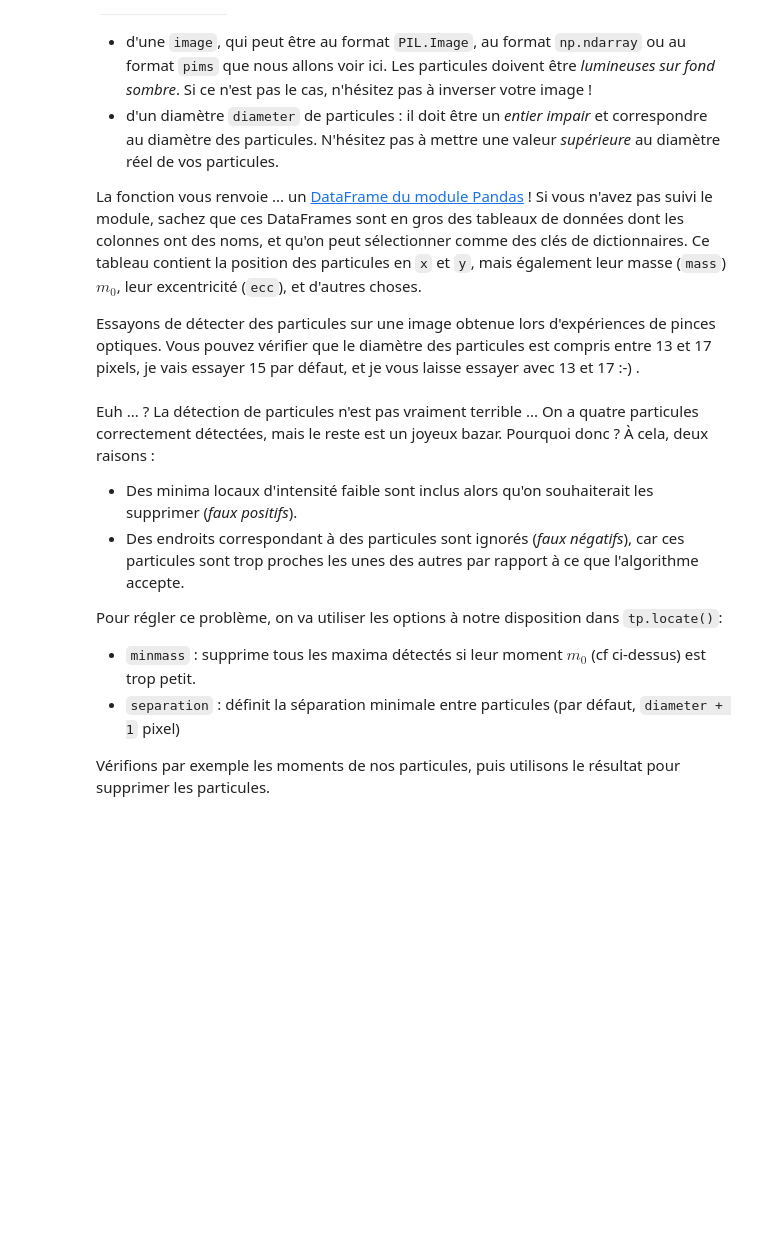
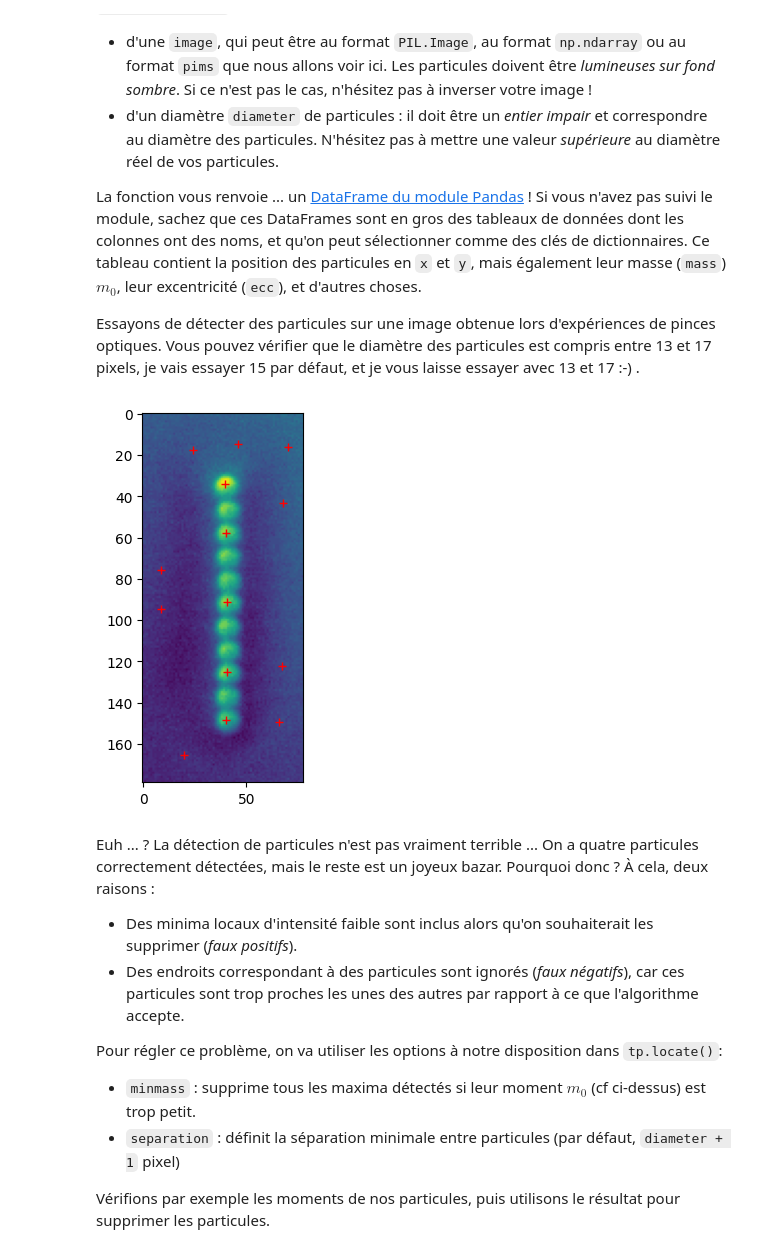
Before and after one commit to bsaintmichel/python-zero, a Jupyter notebook: Application_F_PIV_Tracking.ipynb, the cells around one changed output. Cells and saved outputs as stored; diff of their text form; code cells hidden in the pictures; blank space fills up the shorter version.

```diff
--- a/Application_F_PIV_Tracking.ipynb
+++ b/Application_F_PIV_Tracking.ipynb
@@ -43,17 +43,19 @@ Essayons de détecter des particules sur une image obtenue lors d'expériences d
 # %%
 import trackpy as tp
 import numpy as np
 from PIL import Image
 import matplotlib.pyplot as plt
 
-image = np.array(Image.open('./particledetection/beams/photos0000.tif'))
+image = np.array(Image.open('./particledetection/Beams/photos0000.tif'))
 image = 255 - image # Invert image bright <-> dark
 particles = tp.locate(image, 15)
 
 fig, ax = plt.subplots()
 plt.imshow(image)
 plt.plot(particles['x'], particles['y'], 'r+')    # Hightlighting particle positions
 plt.show()
+# %% [output]
+[figure, added]
 # %% [markdown]
 Euh ... ? La détection de particules n'est pas vraiment terrible ... On a quatre particules correctement détectées, mais le reste est un joyeux bazar. Pourquoi donc ? À cela, deux raisons :
 * Des minima locaux d'intensité faible sont inclus alors qu'on souhaiterait les supprimer (_faux positifs_).
```
Also changed, not shown: parts of 5 cells of this notebook, 1 other file.
